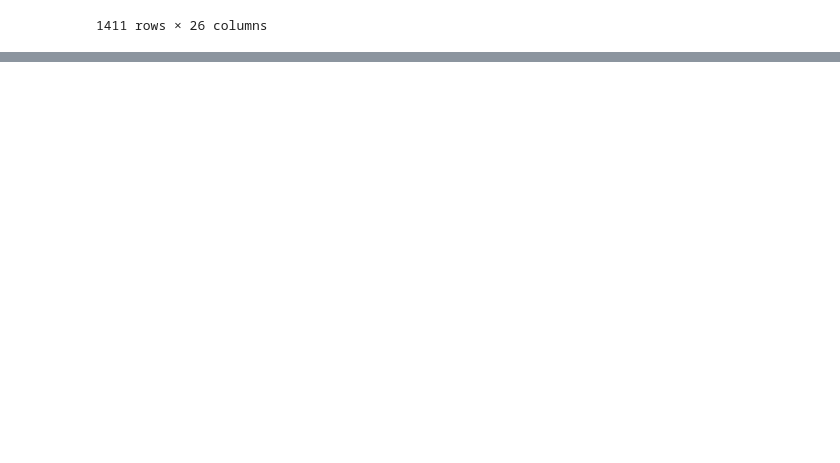
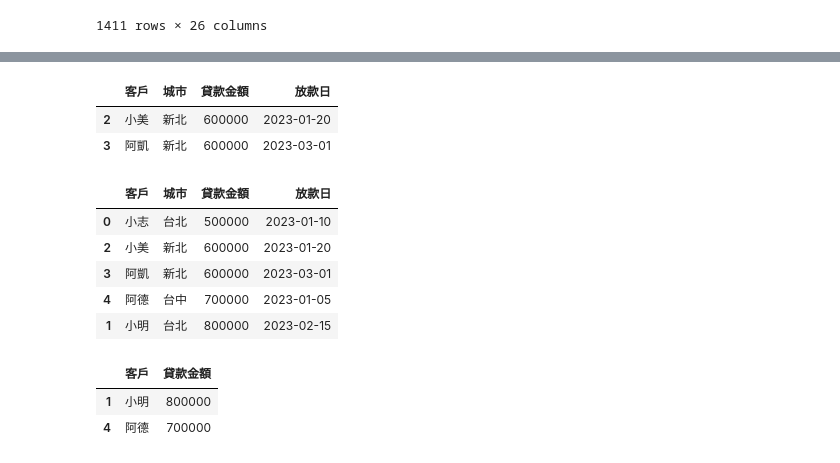
Before and after one commit to akilchen/pandas-, a Jupyter notebook: CH06_選取資料的子集.ipynb, the cells around one changed output, grey strips where cells are left out. Cells and saved outputs as stored; diff of their text form; code cells hidden in the pictures; blank space fills up the shorter version.

```diff
--- a/CH06_選取資料的子集.ipynb
+++ b/CH06_選取資料的子集.ipynb
@@ -527,0 +534,11 @@ college.loc['E':'B'] #不包含Exx,因為Exx在E前面
+# %%
+import pandas as pd
+
+data = {
+    '客戶': ['小志', '小明', '小美', '阿凱', '阿德'],
+    '城市': ['台北', '台北', '新北', '新北', '台中'],
+    '貸款金額': [500000, 800000, 600000, 600000, 700000],
+    '放款日': ['2023-01-10', '2023-02-15', '2023-01-20', '2023-03-01', '2023-01-05']
+}
+df = pd.DataFrame(data)
+df
@@ -527,0 +552,23 @@ college.loc['E':'B'] #不包含Exx,因為Exx在E前面
+# %%
+df.loc[df['城市'] == '新北']
+# %% [output]
+|  | 客戶 | 城市 | 貸款金額 | 放款日 |
+| 2 | 小美 | 新北 | 600000 | 2023-01-20 |
+| 3 | 阿凱 | 新北 | 600000 | 2023-03-01 |
+# %%
+df2 = df.sort_values('貸款金額')
+df2
+# %% [output]
+|  | 客戶 | 城市 | 貸款金額 | 放款日 |
+| 0 | 小志 | 台北 | 500000 | 2023-01-10 |
+| 2 | 小美 | 新北 | 600000 | 2023-01-20 |
+| 3 | 阿凱 | 新北 | 600000 | 2023-03-01 |
+| 4 | 阿德 | 台中 | 700000 | 2023-01-05 |
+| 1 | 小明 | 台北 | 800000 | 2023-02-15 |
+# %%
+over6 = df[df['貸款金額'].gt(600000)][['客戶','貸款金額']]
+over6
+# %% [output]
+|  | 客戶 | 貸款金額 |
+| 1 | 小明 | 800000 |
+| 4 | 阿德 | 700000 |
```
Also changed, not shown: parts of 6 cells of this notebook.
